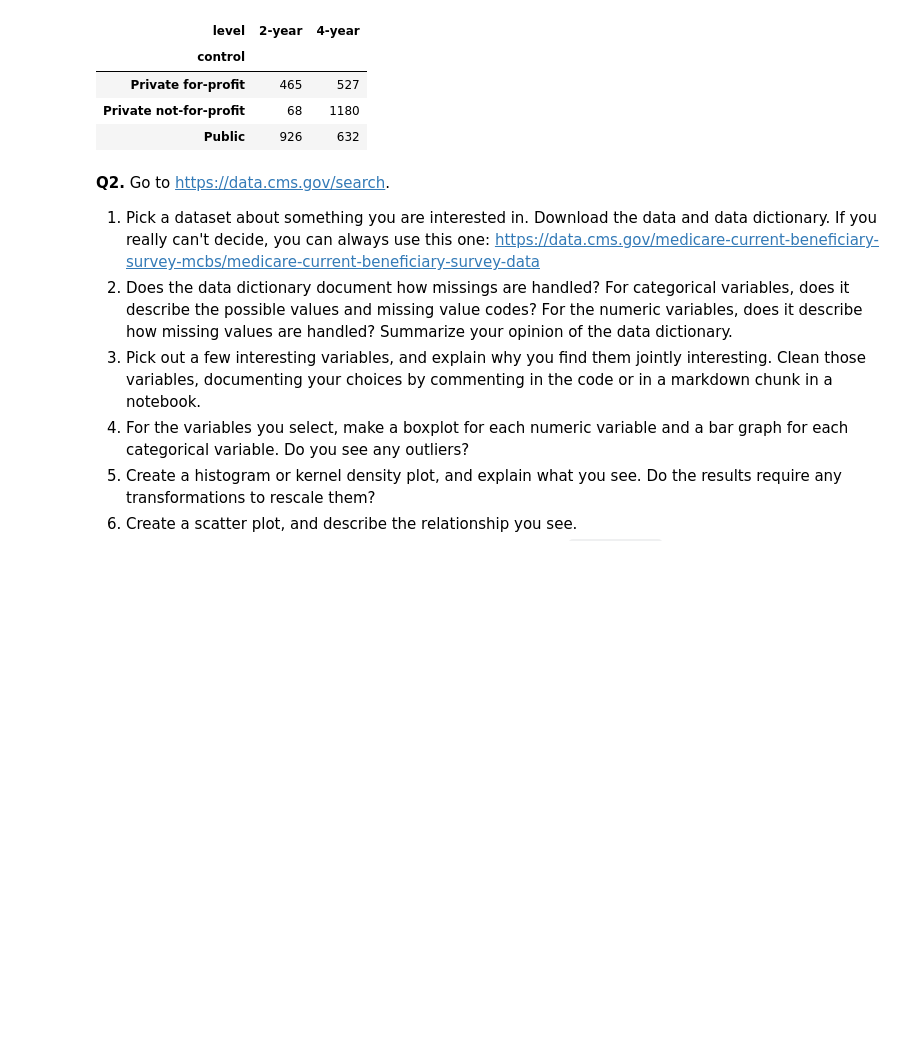
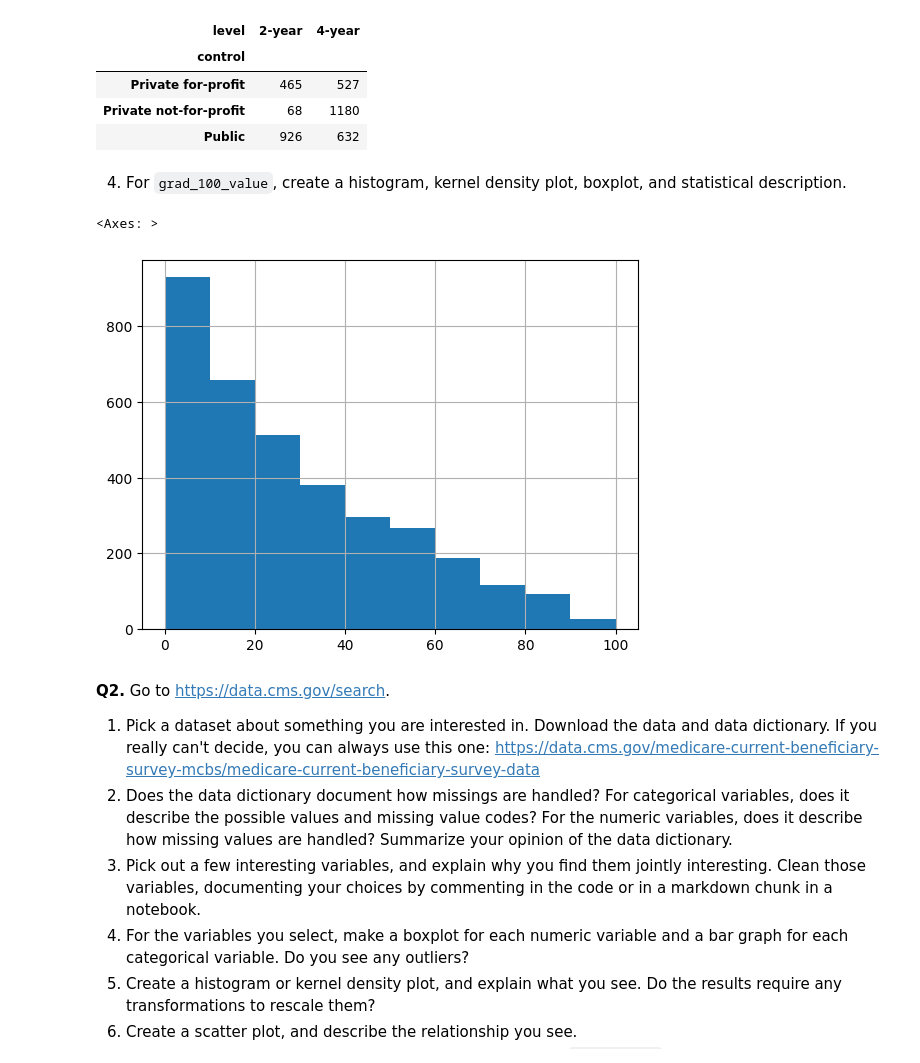
Before and after one commit to Nithil-Suresh/visualization, a Jupyter notebook: assignment/assignment.ipynb, the cells around one changed output. Drawn from its saved outputs; the diff is of its cells as text; code cells hidden in the pictures; blank space fills up the shorter version.

```diff
--- a/assignment/assignment.ipynb
+++ b/assignment/assignment.ipynb
@@ -91,3 +91,10 @@ pd.crosstab(df['control'], df['level'])
 | Private for-profit | 465 | 527 |
 | Private not-for-profit | 68 | 1180 |
 | Public | 926 | 632 |
+# %% [markdown]
+4. For `grad_100_value`, create a histogram, kernel density plot, boxplot, and statistical description.
+# %%
+df['grad_100_value'].hist()
+# %% [output]
+<Axes: >
+[figure, added]
```
Also changed, not shown: parts of 1 cell of this notebook.
